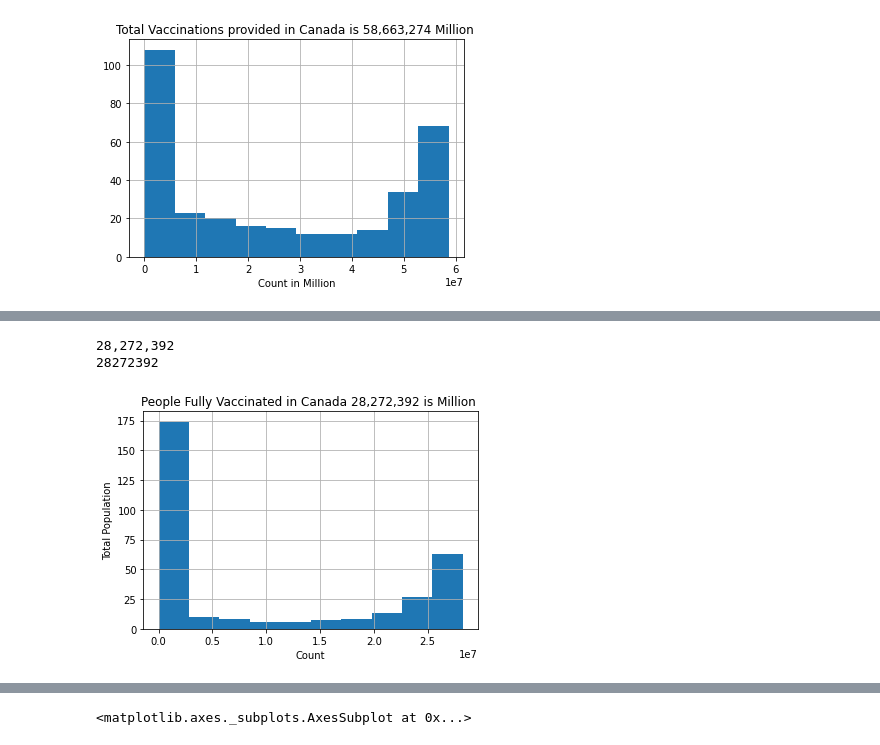
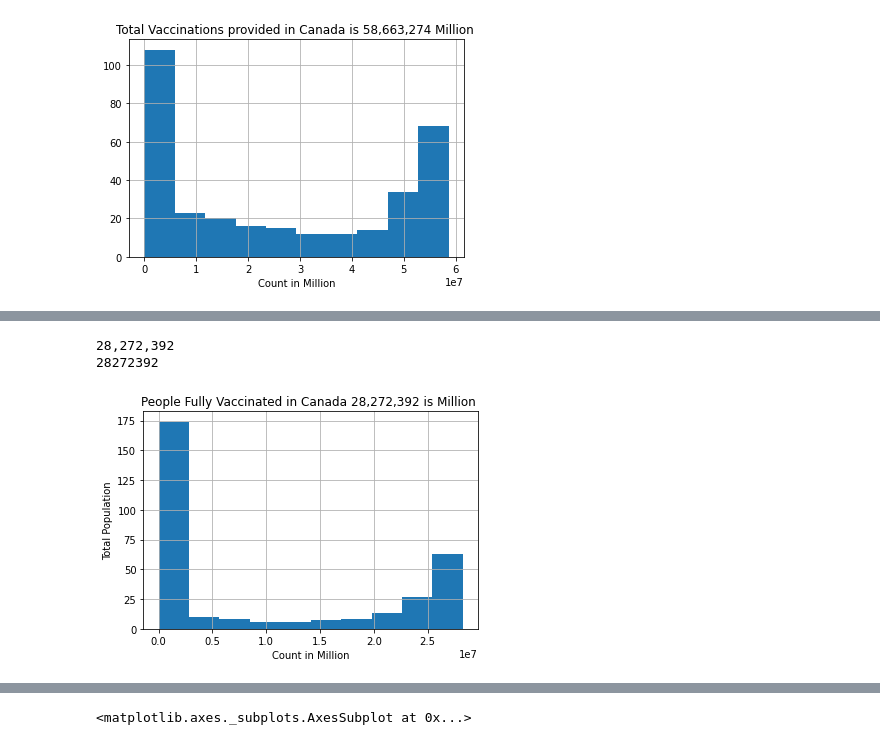
Before and after one commit to nitin578/103_Country_Covid19_Vaccinations, a Jupyter notebook: Test.ipynb, the cells around one changed output, grey strips where cells are left out. Cells and saved outputs as stored; diff of their text form; code cells hidden in the pictures.

```diff
--- a/Test.ipynb
+++ b/Test.ipynb
@@ -119,17 +119,17 @@ print(max_value)
 # %%
 Canada_df[numerical_features].hist(column = 'people_fully_vaccinated')
-plt.xlabel("Count")
+plt.xlabel("Count in Million")
 plt.ylabel("Total Population")
 plt.title("People Fully Vaccinated in Canada 28,272,392 is Million ")
 column = Canada_df["people_fully_vaccinated"]
 max_value = column.max()
 number_with_commas = "{:,}".format(28272392)
 print(number_with_commas)
 print(max_value)
 # %% [output]
 28,272,392
 28272392
-[figure, old version]
+[figure, new version]
 # %%
 wordCloud = WordCloud(
     background_color='black',
```
Also changed, not shown: parts of 2 cells of this notebook.
